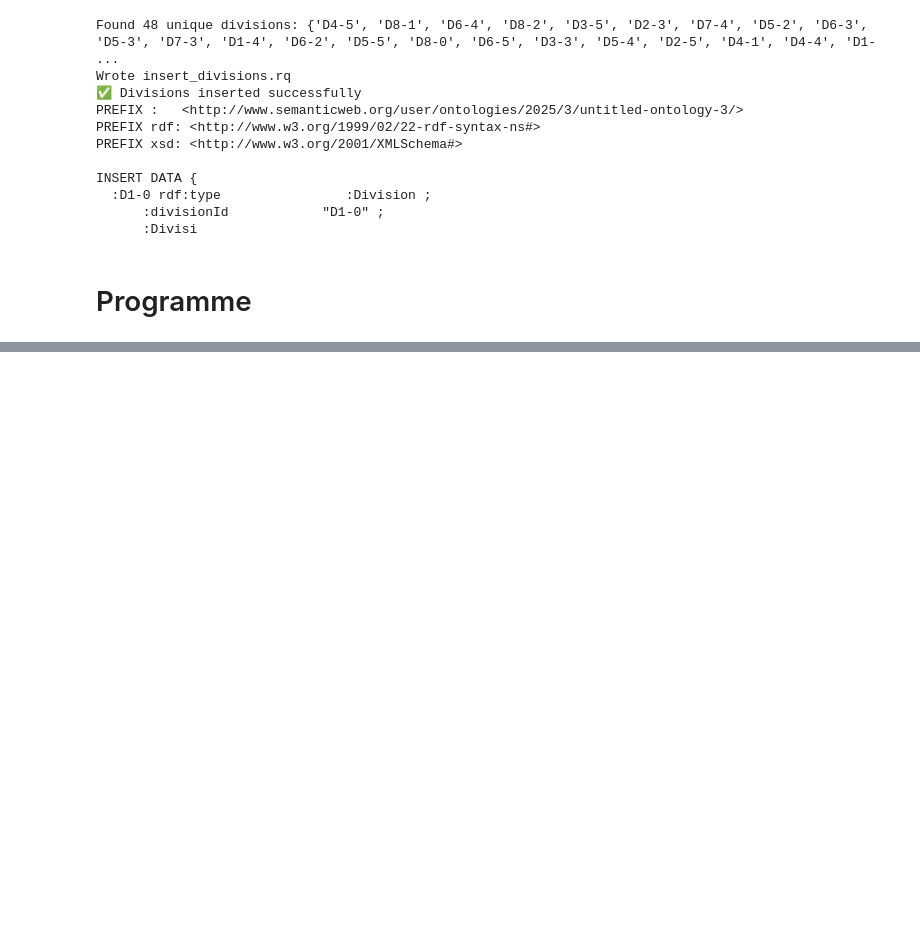
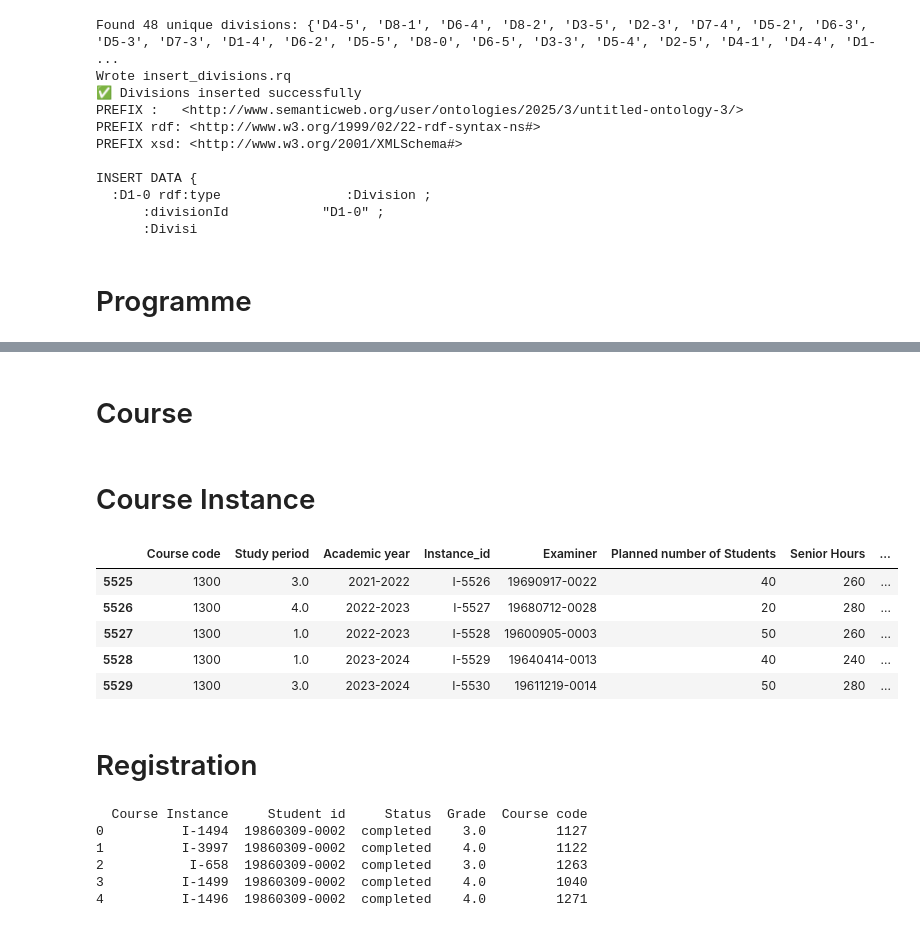
Before and after one commit to abbbringu/Adv_databases, a Jupyter notebook: main.ipynb, the cells around one changed output, grey strips where cells are left out. Drawn from its saved outputs; the diff is of its cells as text; code cells hidden in the pictures; blank space fills up the shorter version.

Commit message:
add: all entities, did some change in sparql CourseInstance and course relation

```diff
--- a/main.ipynb
+++ b/main.ipynb
@@ -413,0 +484,2 @@ INSERT DATA {
+# %% [markdown]
+# Course
@@ -413,0 +539,27 @@ INSERT DATA {
+# %% [markdown]
+# Course Instance
+# %%
+import pandas as pd
+df_instances  = pd.read_csv("./data/Course_Instances.csv")
+df_plannings  = pd.read_csv("./data/Course_plannings.csv")
+
+merged_df = pd.merge(
+    df_instances,
+    df_plannings,
+    how="inner",
+    left_on="Instance_id",
+    right_on="Course"
+)
+
+
+merged_df = merged_df.drop(columns="Course")
+
+# 4. Inspect
+merged_df.tail()
+# %% [output]
+|  | Course code | Study period | Academic year | Instance_id | Examiner | Planned number of Students | Senior Hours | ... |
+| 5525 | 1300 | 3.0 | 2021-2022 | I-5526 | 19690917-0022 | 40 | 260 | ... |
+| 5526 | 1300 | 4.0 | 2022-2023 | I-5527 | 19680712-0028 | 20 | 280 | ... |
+| 5527 | 1300 | 1.0 | 2022-2023 | I-5528 | 19600905-0003 | 50 | 260 | ... |
+| 5528 | 1300 | 1.0 | 2023-2024 | I-5529 | 19640414-0013 | 40 | 240 | ... |
+| 5529 | 1300 | 3.0 | 2023-2024 | I-5530 | 19611219-0014 | 50 | 280 | ... |
@@ -413,0 +621,24 @@ INSERT DATA {
+# %% [markdown]
+# Registration
+# %%
+import pandas as pd
+df           = pd.read_csv("./data/Registrations.csv")
+df_instances = pd.read_csv("./data/Course_Instances.csv")
+
+# Merge these files to get course code
+merged = df.merge(
+    df_instances[['Instance_id', 'Course code']],
+    left_on='Course Instance',
+    right_on='Instance_id',
+    how='left'
+)
+
+merged = merged.drop(columns=['Instance_id']) # dup
+print(merged.head())
+# %% [output]
+  Course Instance     Student id     Status  Grade  Course code
+0          I-1494  19860309-0002  completed    3.0         1127
+1          I-3997  19860309-0002  completed    4.0         1122
+2           I-658  19860309-0002  completed    3.0         1263
+3          I-1499  19860309-0002  completed    4.0         1040
+4          I-1496  19860309-0002  completed    4.0         1271
```
Also changed, not shown: parts of 11 cells of this notebook, 1 other file.
